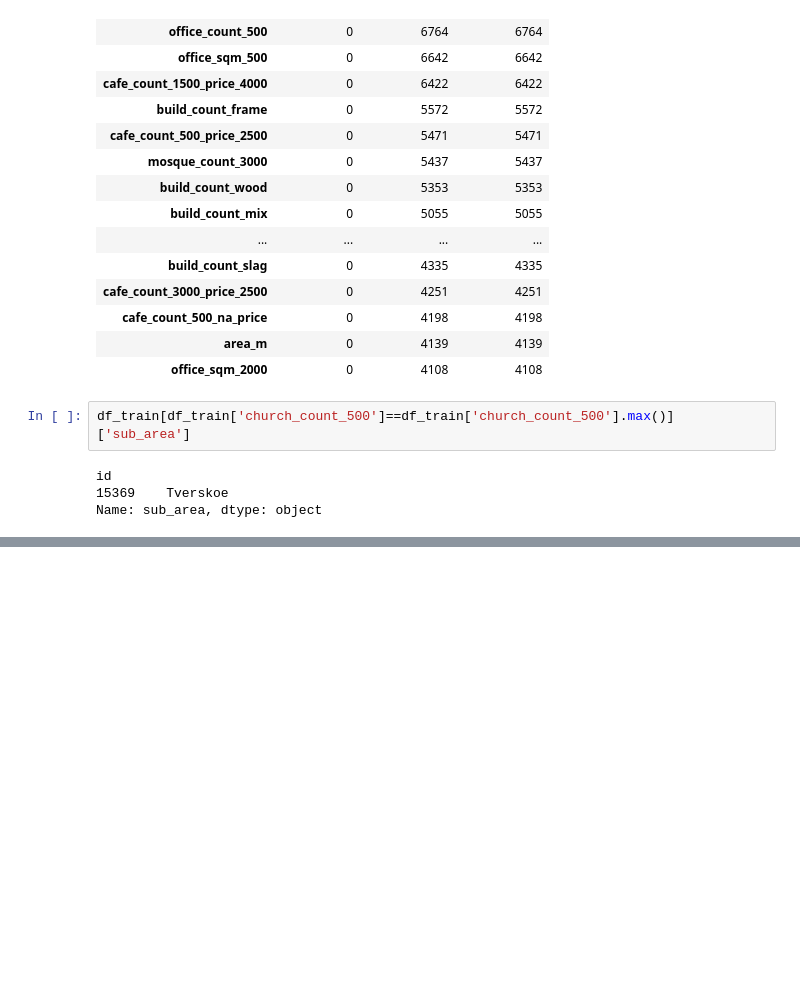
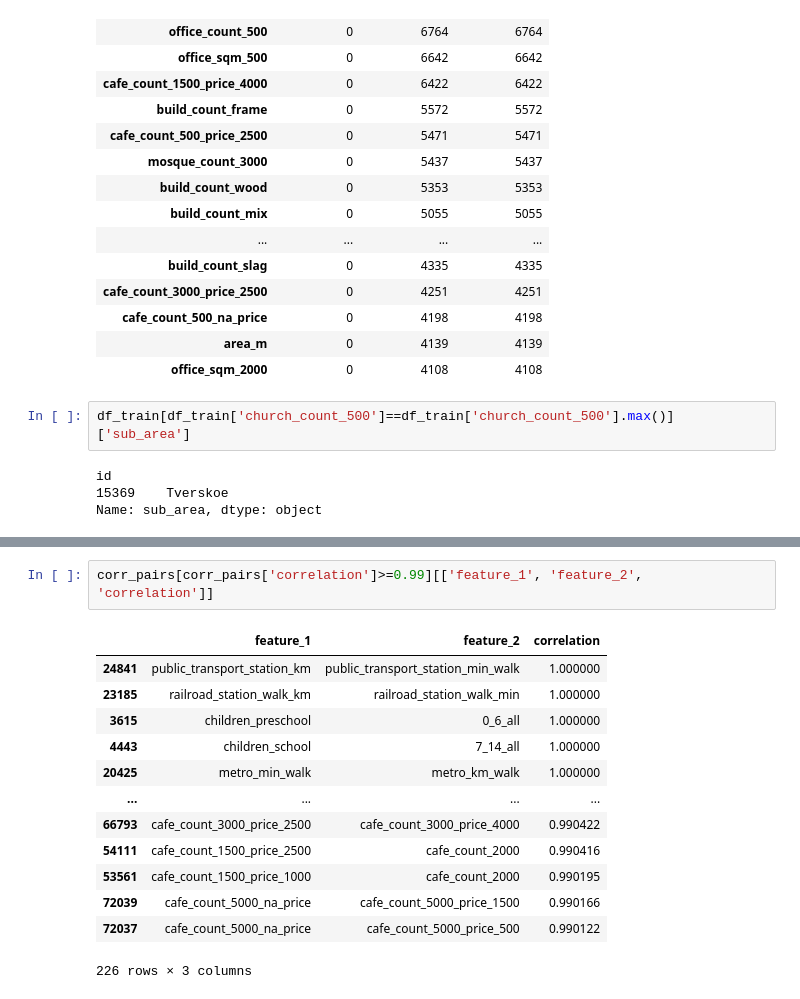
Before and after one commit to soulister/real-estate-price-prediction, a Jupyter notebook: notebooks/EDA.ipynb, the cells around one changed output, grey strips where cells are left out. Saved outputs shown, nothing was run; the diff lists cells and outputs as text; blank space fills up the shorter version.

```diff
--- a/notebooks/EDA.ipynb
+++ b/notebooks/EDA.ipynb
@@ -332,0 +379,16 @@ Name: sub_area, dtype: object
+# %%
+corr_pairs[corr_pairs['correlation']>=0.99][['feature_1', 'feature_2', 'correlation']]
+# %% [output]
+|  | feature_1 | feature_2 | correlation |
+| 24841 | public_transport_station_km | public_transport_station_min_walk | 1.000000 |
+| 23185 | railroad_station_walk_km | railroad_station_walk_min | 1.000000 |
+| 3615 | children_preschool | 0_6_all | 1.000000 |
+| 4443 | children_school | 7_14_all | 1.000000 |
+| 20425 | metro_min_walk | metro_km_walk | 1.000000 |
+| ... | ... | ... | ... |
+| 66793 | cafe_count_3000_price_2500 | cafe_count_3000_price_4000 | 0.990422 |
+| 54111 | cafe_count_1500_price_2500 | cafe_count_2000 | 0.990416 |
+| 53561 | cafe_count_1500_price_1000 | cafe_count_2000 | 0.990195 |
+| 72039 | cafe_count_5000_na_price | cafe_count_5000_price_1500 | 0.990166 |
+| 72037 | cafe_count_5000_na_price | cafe_count_5000_price_500 | 0.990122 |
+226 rows × 3 columns
```
Also changed, not shown: parts of 14 cells of this notebook.
